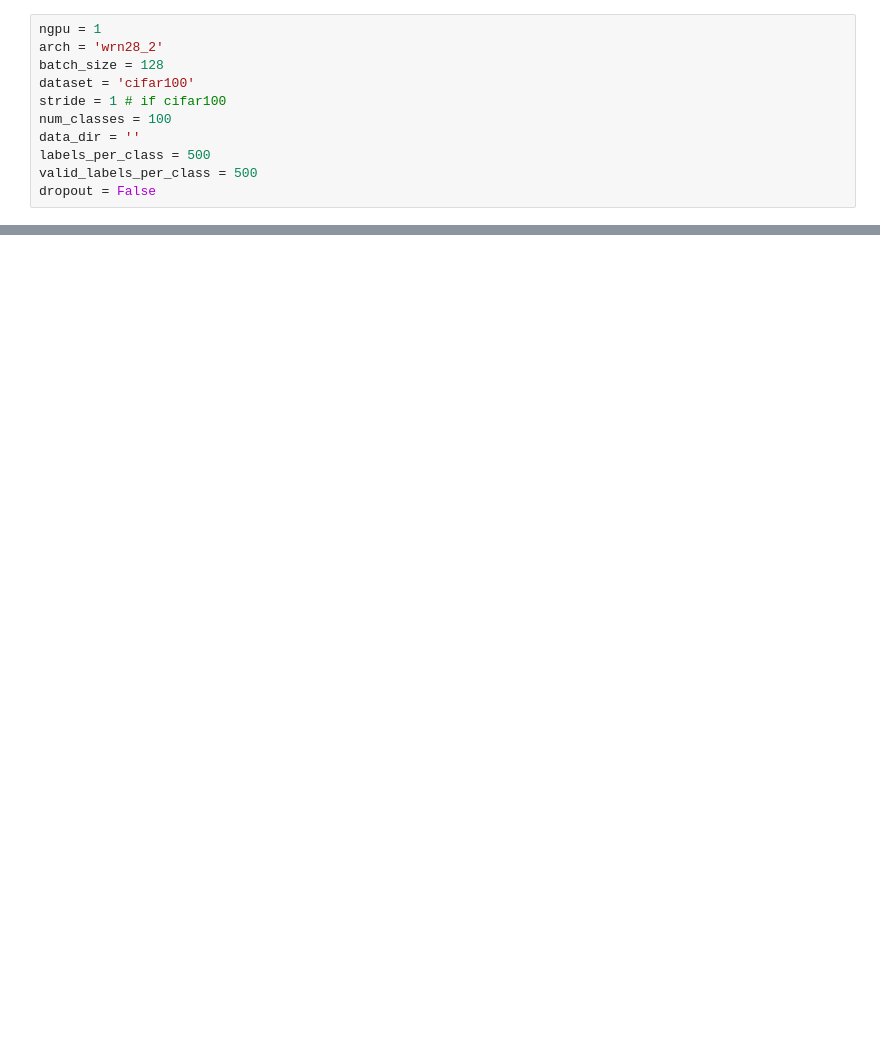
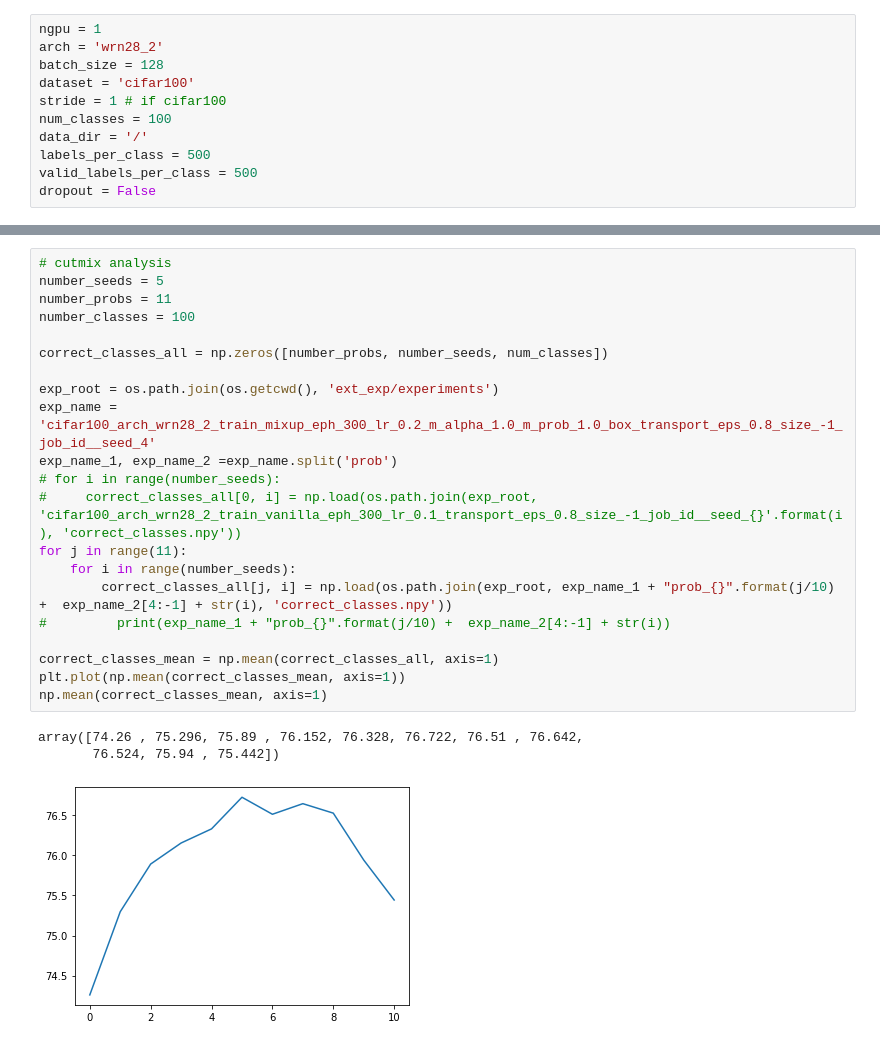
Before and after one commit to Neonsign247/Mixup_imagenet_exp, a Jupyter notebook: load_checkpoint.ipynb, the cells around one changed output, grey strips where cells are left out. Drawn from its saved outputs; the diff is of its cells as text; blank space fills up the shorter version.

```diff
--- a/load_checkpoint.ipynb
+++ b/load_checkpoint.ipynb
@@ -35,7 +35,7 @@ batch_size = 128
 dataset = 'cifar100'
 stride = 1 # if cifar100
 num_classes = 100
-data_dir = ''
+data_dir = '/'
 labels_per_class = 500
 valid_labels_per_class = 500
 dropout = False
@@ -147,0 +145,25 @@ def validate(val_loader, model, log, eps=4, rand_init=False, mean=None, std=None
+# %%
+# cutmix analysis
+number_seeds = 5
+number_probs = 11
+number_classes = 100
+
+correct_classes_all = np.zeros([number_probs, number_seeds, num_classes])
+
+exp_root = os.path.join(os.getcwd(), 'ext_exp/experiments')
+exp_name = 'cifar100_arch_wrn28_2_train_mixup_eph_300_lr_0.2_m_alpha_1.0_m_prob_1.0_box_transport_eps_0.8_size_-1_job_id__seed_4'
+exp_name_1, exp_name_2 =exp_name.split('prob')
+# for i in range(number_seeds):
+#     correct_classes_all[0, i] = np.load(os.path.join(exp_root, 'cifar100_arch_wrn28_2_train_vanilla_eph_300_lr_0.1_transport_eps_0.8_size_-1_job_id__seed_{}'.format(i), 'correct_classes.npy'))
+for j in range(11):
+    for i in range(number_seeds):
+        correct_classes_all[j, i] = np.load(os.path.join(exp_root, exp_name_1 + "prob_{}".format(j/10) +  exp_name_2[4:-1] + str(i), 'correct_classes.npy'))
+#         print(exp_name_1 + "prob_{}".format(j/10) +  exp_name_2[4:-1] + str(i))
+
+correct_classes_mean = np.mean(correct_classes_all, axis=1)
+plt.plot(np.mean(correct_classes_mean, axis=1))
+np.mean(correct_classes_mean, axis=1)
+# %% [output]
+array([74.26 , 75.296, 75.89 , 76.152, 76.328, 76.722, 76.51 , 76.642,
+       76.524, 75.94 , 75.442])
+[figure, added]
```
Also changed, not shown: parts of 10 cells of this notebook, 5 other files.
